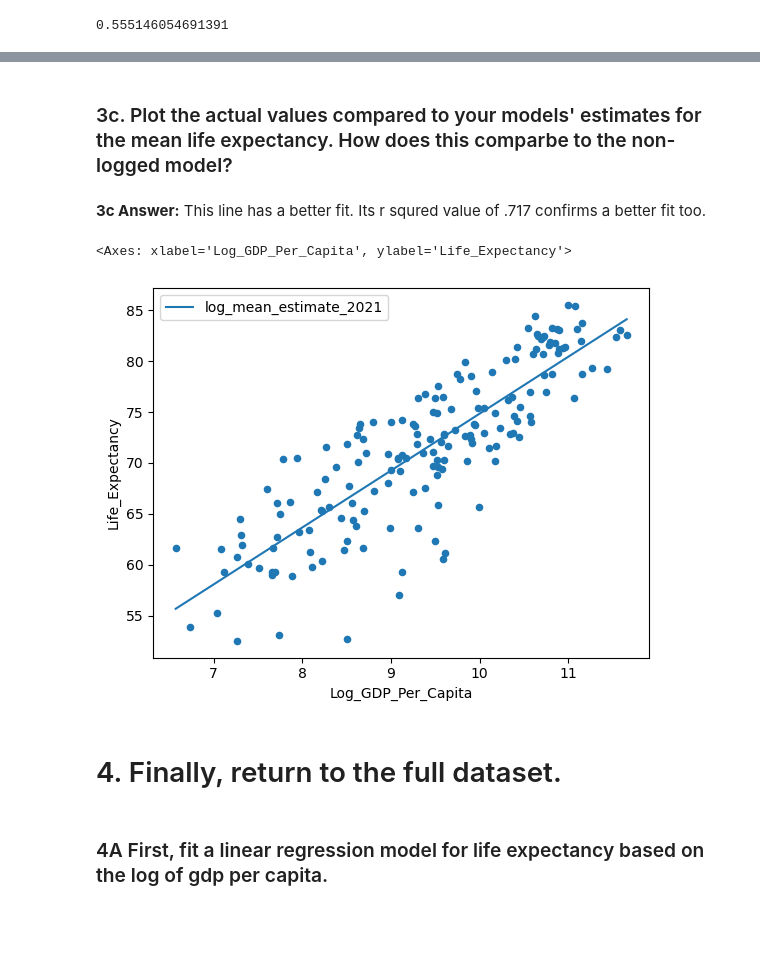
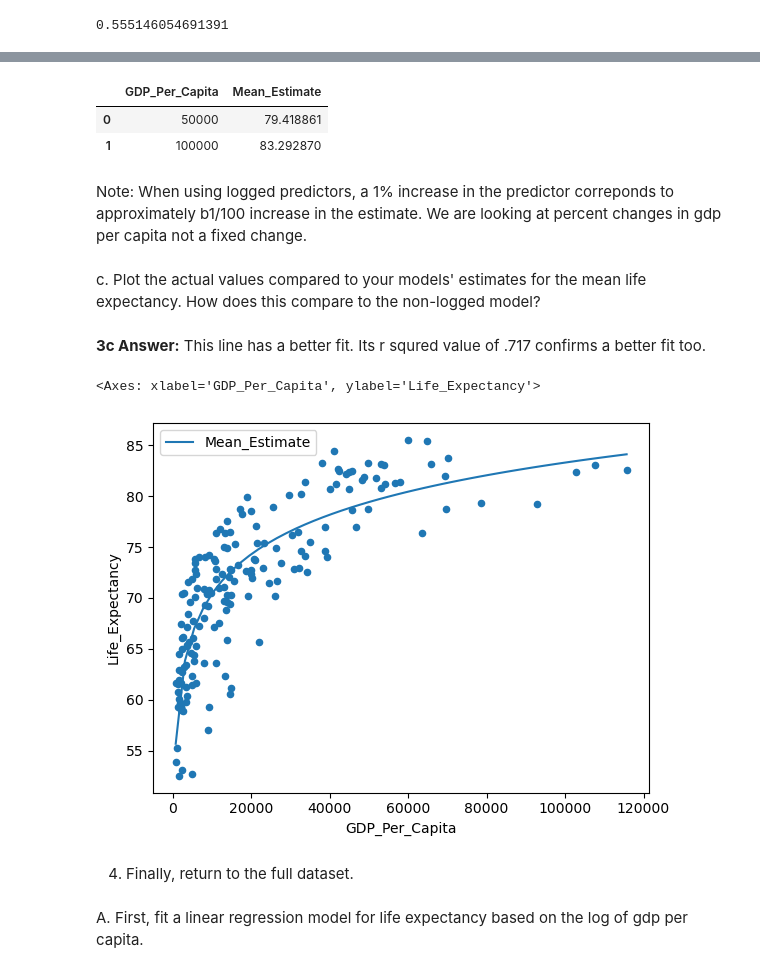
Before and after one commit to nss-data-science-cohort-8/un-linear-regression-BillyBrothers, a Jupyter notebook: notebooks/un_linear_regression.ipynb, the cells around one changed output, grey strips where cells are left out. Drawn from its saved outputs; the diff is of its cells as text; code cells hidden in the pictures; blank space fills up the shorter version.

```diff
--- a/notebooks/un_linear_regression.ipynb
+++ b/notebooks/un_linear_regression.ipynb
@@ -13,3 +9,2 @@ import statsmodels.stats.api as sms
 # %%
-country = pd.read_csv('../data/gdp_le.csv')
-country.head()
+gdp_le = pd.read_csv('../data/gdp_le.csv')
@@ -148,3 +112,3 @@ lr_life_expectancy.rsquared
 # %%
-country_2021 = country.loc[country['Year'] == 2021]
+gdp_le_2021 = gdp_le.loc[gdp_le['Year'] == 2021]
 # %%
@@ -276,3 +242,3 @@ See the caveats in the documentation: https://pandas.pydata.org/pandas-docs/stab
 # %%
-lr_country_2021_log = smf.ols('Life_Expectancy ~ Log_GDP_Per_Capita', data=country_2021).fit()
+lr_le_log_gdp = smf.ols('Life_Expectancy ~ np.log(GDP_Per_Capita)', data=gdp_le_2021).fit()
 # %% [markdown]
@@ -331,15 +319,28 @@ pred_df_2021_log.loc[pred_df_2021_log['Log_GDP_Per_Capita'] >= 10].nsmallest(1,
+# %%
+pred_df
+# %% [output]
+|  | GDP_Per_Capita | Mean_Estimate |
+| 0 | 50000 | 79.418861 |
+| 1 | 100000 | 83.292870 |
+# %% [markdown]
+Note: When using logged predictors, a 1% increase in the predictor correponds to approximately b1/100 increase in the estimate. We are looking at percent changes in gdp per capita not a fixed change.
 # %% [markdown]
-### 3c. Plot the actual values compared to your models' estimates for the mean life expectancy. How does this comparbe to the non-logged model?
+c. Plot the actual values compared to your models' estimates for the mean life expectancy. How does this compare to the non-logged model?
 # %% [markdown]
 **3c Answer:** This line has a better fit. Its r squred value of .717 confirms a better fit too.
+# %%
+pred_df = pd.DataFrame(
+    {
+        'GDP_Per_Capita': np.linspace(start=gdp_le_2021['GDP_Per_Capita'].min(), stop=gdp_le_2021['GDP_Per_Capita'].max())
+    }
+)
+pred_df['Mean_Estimate'] = lr_le_log_gdp.predict(pred_df)
 # %%
 fix, ax = plt.subplots()
-country_2021.plot(kind='scatter', x='Log_GDP_Per_Capita', y='Life_Expectancy', ax=ax)
-pred_df_2021_log.plot(kind='line', x='Log_GDP_Per_Capita', y='log_mean_estimate_2021', ax=ax)
+gdp_le_2021.plot(kind='scatter', x='GDP_Per_Capita', y='Life_Expectancy', ax=ax)
+pred_df.plot(kind='line', x='GDP_Per_Capita', y='Mean_Estimate', ax=ax)
 # %% [output]
-<Axes: xlabel='Log_GDP_Per_Capita', ylabel='Life_Expectancy'>
+<Axes: xlabel='GDP_Per_Capita', ylabel='Life_Expectancy'>
-[figure, old version]
+[figure, new version]
 # %% [markdown]
-# 4. Finally, return to the full dataset.
+4. Finally, return to the full dataset.
-# %% [markdown]
-### 4A First, fit a linear regression model for life expectancy based on the log of gdp per capita.
@@ -348 +347,3 @@ country['Log_GDP_Per_Capita'] = np.log(country['GDP_Per_Capita'])
+# %% [markdown]
+A. First, fit a linear regression model for life expectancy based on the log of gdp per capita.
 # %%
```
Also changed, not shown: parts of 94 cells of this notebook.
